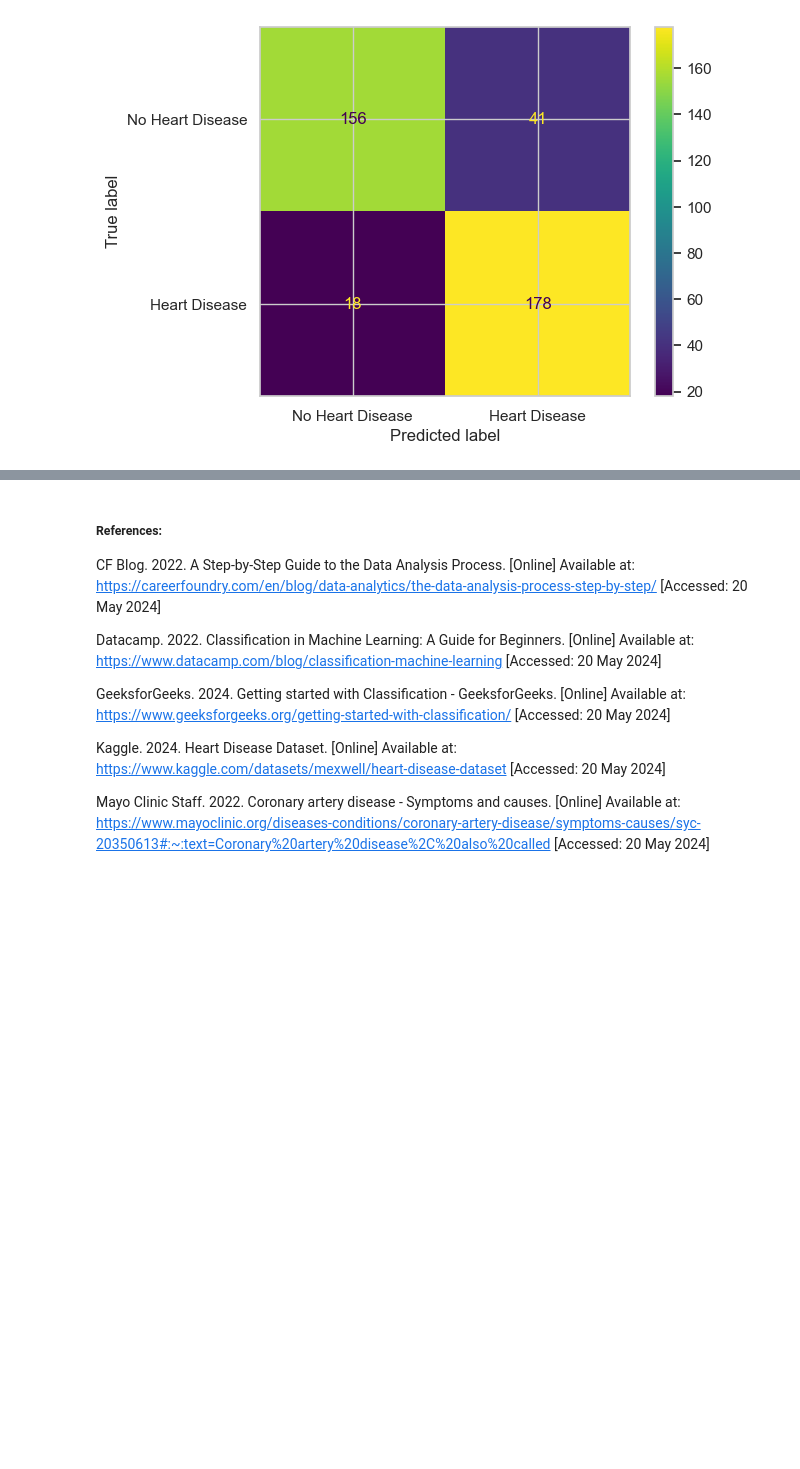
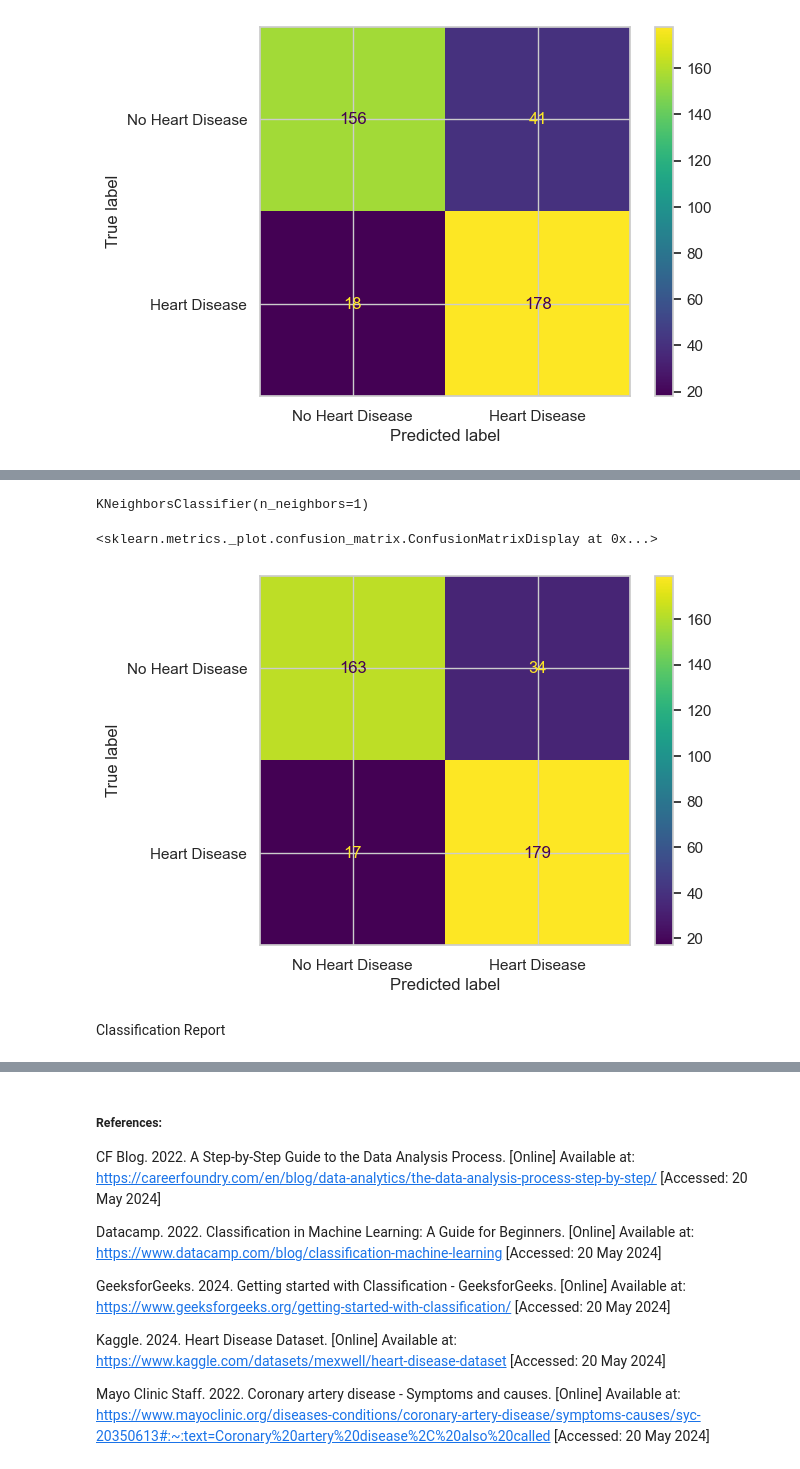
Before and after one commit to VCDN-2024/pdan8411-part-2-talia0404, a Jupyter notebook: PDAN Part 2 Version 3.ipynb, the cells around one changed output, grey strips where cells are left out. Drawn from its saved outputs; the diff is of its cells as text; code cells hidden in the pictures; blank space fills up the shorter version.

```diff
--- a/PDAN Part 2 Version 3.ipynb
+++ b/PDAN Part 2 Version 3.ipynb
@@ -515,0 +533,4 @@ In this case, the model has a precision of 0.867, a recall of 0.850, and an F1 s
+# %%
+scaled_X_train = scaler.fit_transform(X_train)
+# %%
+scaled_X_test = scaler.transform(X_test)
@@ -515,0 +539,19 @@ In this case, the model has a precision of 0.867, a recall of 0.850, and an F1 s
+# %%
+knn_model = KNeighborsClassifier(n_neighbors=1)
+knn_model.fit(scaled_X_train, y_train)
+# %% [output]
+KNeighborsClassifier(n_neighbors=1)
+# %%
+y_pred = knn_model.predict(scaled_X_test)
+# %%
+labels = ["No Heart Disease", "Heart Disease"]
+cm = confusion_matrix(y_test, y_pred)
+disp = ConfusionMatrixDisplay(confusion_matrix=cm, display_labels=labels)
+disp.plot()
+# %% [output]
+<sklearn.metrics._plot.confusion_matrix.ConfusionMatrixDisplay at 0x...>
+[figure, added]
+# %% [markdown]
+
+
+Classification Report
```
Also changed, not shown: parts of 7 cells of this notebook.
